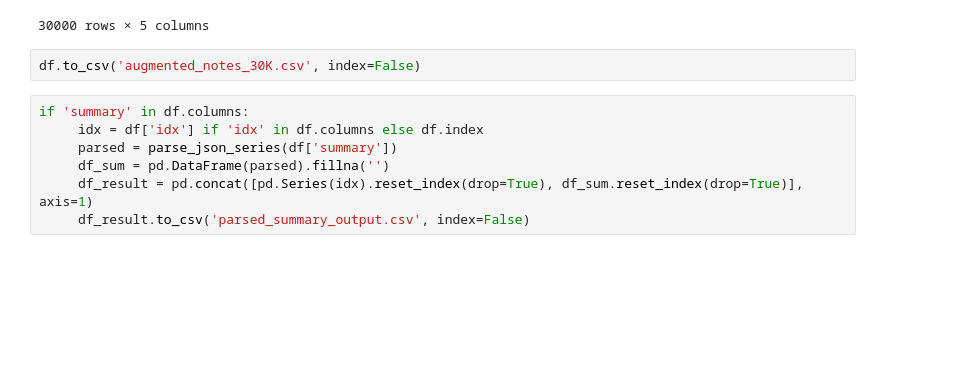
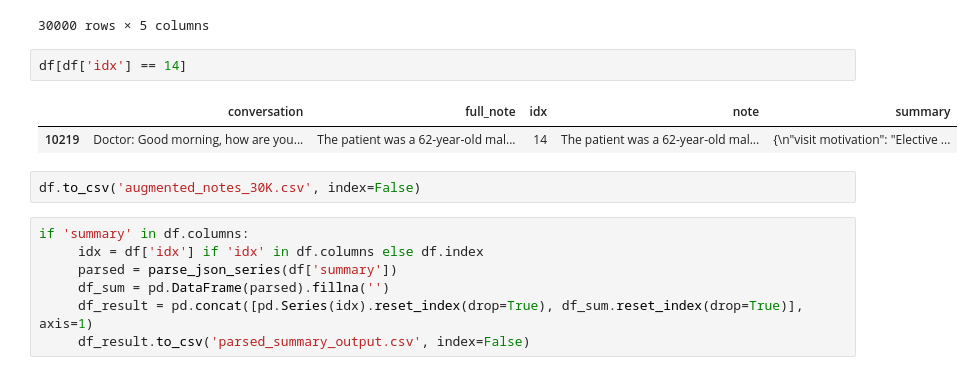
Before and after one commit to anc-22/Clinical_NLP_Project, a Jupyter notebook: notebook/Data_Cleaning.ipynb, the cells around one changed output. Saved outputs shown, nothing was run; the diff lists cells and outputs as text; blank space fills up the shorter version.

```diff
--- a/notebook/Data_Cleaning.ipynb
+++ b/notebook/Data_Cleaning.ipynb
@@ -219,6 +219,11 @@ df
 | 29998 | Doctor: Good morning, how can I h... | A 49-year-old woman visited the c... | 133320 | A 49-year-old woman visited the c... | {\n"visit motivation": "Mass in h... |
 | 29999 | Doctor: Good morning, what brings... | A 31-year-old male with no signif... | 97973 | A 31-year-old male with no signif... | {\n"visit motivation": "Acute ons... |
 30000 rows × 5 columns
+# %%
+df[df['idx'] == 14]
+# %% [output]
+|  | conversation | full_note | idx | note | summary |
+| 10219 | Doctor: Good morning, how are you... | The patient was a 62-year-old mal... | 14 | The patient was a 62-year-old mal... | {\n"visit motivation": "Elective ... |
 # %%
 df.to_csv('augmented_notes_30K.csv', index=False)
 # %%
```
